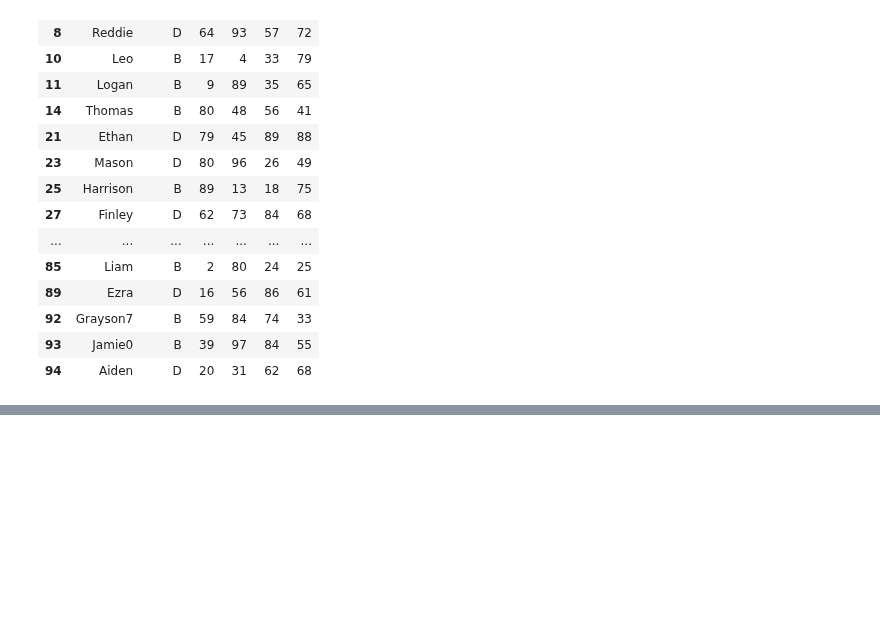
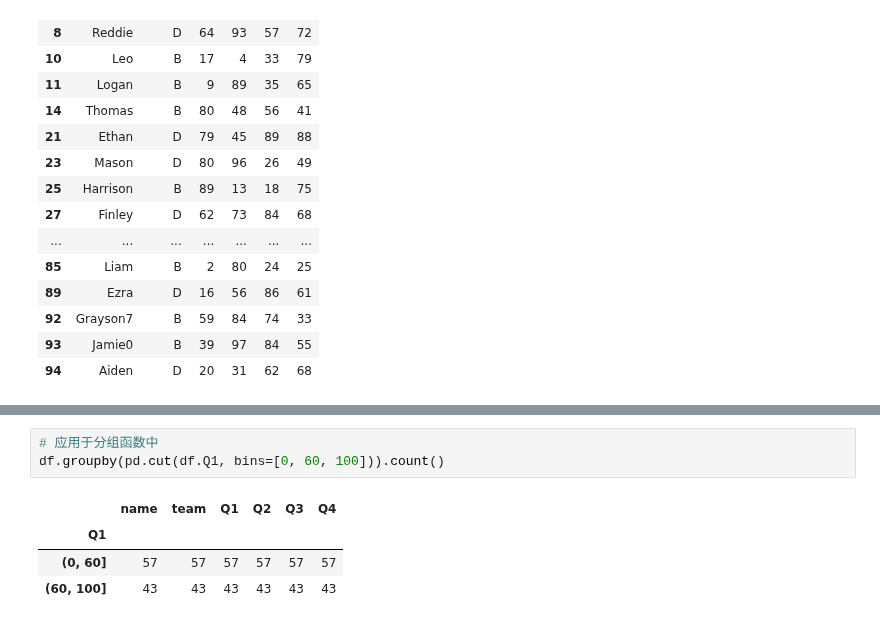
Before and after one commit to Yellow-BringtEast/python-study, a Jupyter notebook: pandas/chapter_six.ipynb, the cells around one changed output, grey strips where cells are left out. Drawn from its saved outputs; the diff is of its cells as text; blank space fills up the shorter version.

```diff
--- a/pandas/chapter_six.ipynb
+++ b/pandas/chapter_six.ipynb
@@ -312,0 +331,8 @@ df.groupby('team').filter(lambda x: x.mean(1).mean() > 51)
+# %%
+# 应用于分组函数中
+df.groupby(pd.cut(df.Q1, bins=[0, 60, 100])).count()
+# %% [output]
+|  | name | team | Q1 | Q2 | Q3 | Q4 |
+| Q1 |  |  |  |  |  |  |
+| (0, 60] | 57 | 57 | 57 | 57 | 57 | 57 |
+| (60, 100] | 43 | 43 | 43 | 43 | 43 | 43 |
```
Also changed, not shown: parts of 2 cells of this notebook, 1 other file.
